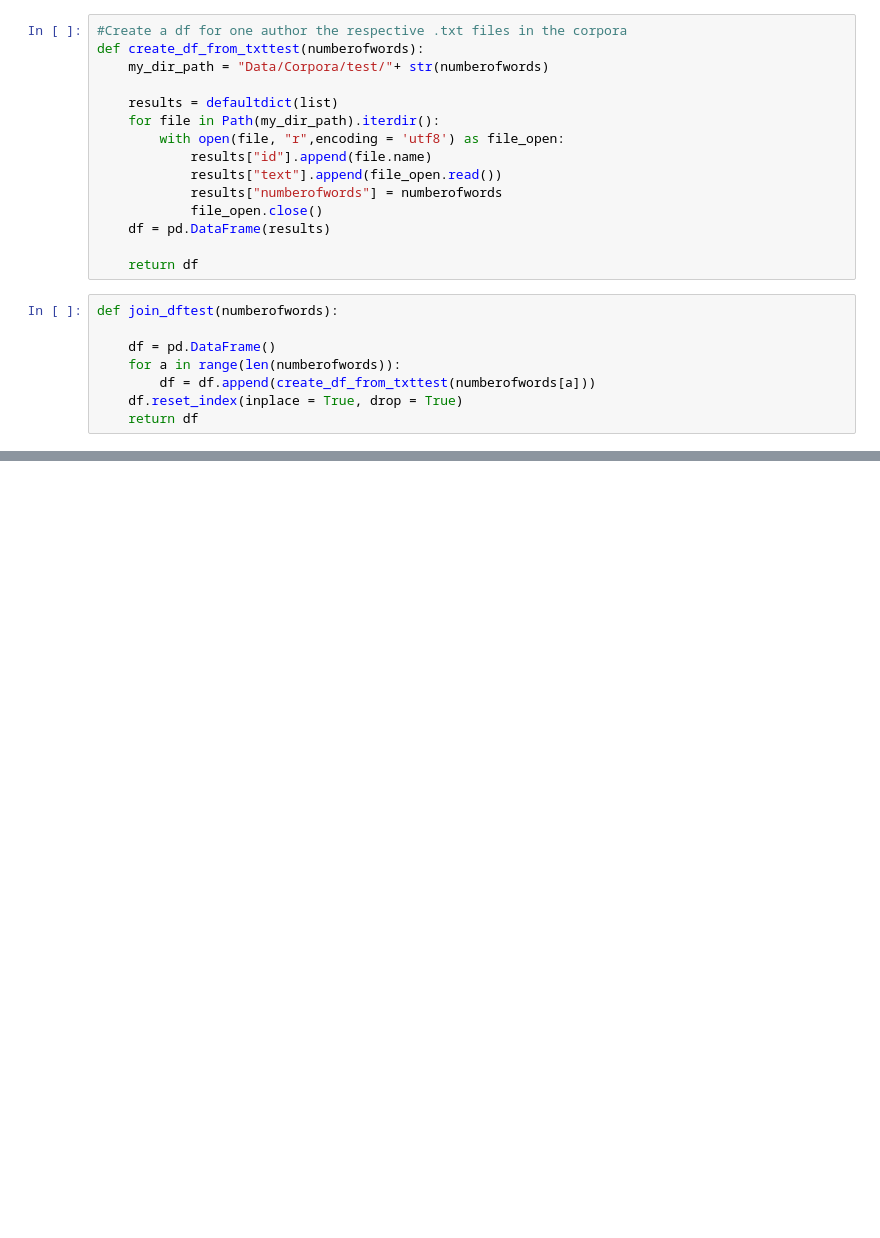
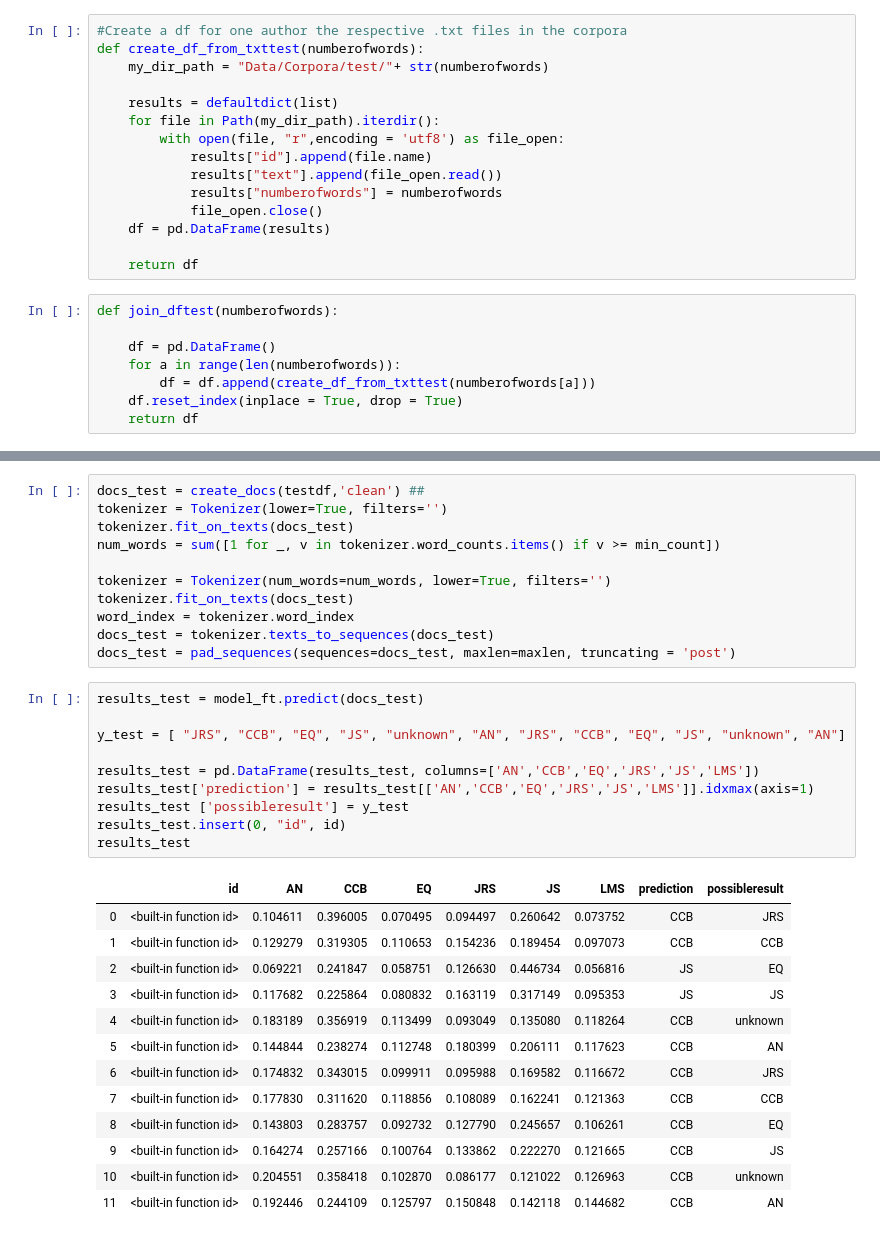
Before and after one commit to NOVAIMS-DataScienceMasters/TextMiningFinalProject, a Jupyter notebook: DataPreProcessingCBOW_FastText.ipynb, the cells around one changed output, grey strips where cells are left out. Drawn from its saved outputs; the diff is of its cells as text; blank space fills up the shorter version.

```diff
--- a/DataPreProcessingCBOW_FastText.ipynb
+++ b/DataPreProcessingCBOW_FastText.ipynb
@@ -989,0 +964,35 @@ NameError: name 'testdf_chunks' is not defined
+# %%
+docs_test = create_docs(testdf,'clean') ##
+tokenizer = Tokenizer(lower=True, filters='')
+tokenizer.fit_on_texts(docs_test)
+num_words = sum([1 for _, v in tokenizer.word_counts.items() if v >= min_count])
+
+tokenizer = Tokenizer(num_words=num_words, lower=True, filters='')
+tokenizer.fit_on_texts(docs_test)
+word_index = tokenizer.word_index
+docs_test = tokenizer.texts_to_sequences(docs_test)
+docs_test = pad_sequences(sequences=docs_test, maxlen=maxlen, truncating = 'post')
+# %%
+results_test = model_ft.predict(docs_test)
+
+y_test = [ "JRS", "CCB", "EQ", "JS", "unknown", "AN", "JRS", "CCB", "EQ", "JS", "unknown", "AN"]
+
+results_test = pd.DataFrame(results_test, columns=['AN','CCB','EQ','JRS','JS','LMS'])
+results_test['prediction'] = results_test[['AN','CCB','EQ','JRS','JS','LMS']].idxmax(axis=1)
+results_test ['possibleresult'] = y_test
+results_test.insert(0, "id", id)
+results_test
+# %% [output]
+|  | id | AN | CCB | EQ | JRS | JS | LMS | prediction | possibleresult |
+| 0 | <built-in function id> | 0.104611 | 0.396005 | 0.070495 | 0.094497 | 0.260642 | 0.073752 | CCB | JRS |
+| 1 | <built-in function id> | 0.129279 | 0.319305 | 0.110653 | 0.154236 | 0.189454 | 0.097073 | CCB | CCB |
+| 2 | <built-in function id> | 0.069221 | 0.241847 | 0.058751 | 0.126630 | 0.446734 | 0.056816 | JS | EQ |
+| 3 | <built-in function id> | 0.117682 | 0.225864 | 0.080832 | 0.163119 | 0.317149 | 0.095353 | JS | JS |
+| 4 | <built-in function id> | 0.183189 | 0.356919 | 0.113499 | 0.093049 | 0.135080 | 0.118264 | CCB | unknown |
+| 5 | <built-in function id> | 0.144844 | 0.238274 | 0.112748 | 0.180399 | 0.206111 | 0.117623 | CCB | AN |
+| 6 | <built-in function id> | 0.174832 | 0.343015 | 0.099911 | 0.095988 | 0.169582 | 0.116672 | CCB | JRS |
+| 7 | <built-in function id> | 0.177830 | 0.311620 | 0.118856 | 0.108089 | 0.162241 | 0.121363 | CCB | CCB |
+| 8 | <built-in function id> | 0.143803 | 0.283757 | 0.092732 | 0.127790 | 0.245657 | 0.106261 | CCB | EQ |
+| 9 | <built-in function id> | 0.164274 | 0.257166 | 0.100764 | 0.133862 | 0.222270 | 0.121665 | CCB | JS |
+| 10 | <built-in function id> | 0.204551 | 0.358418 | 0.102870 | 0.086177 | 0.121022 | 0.126963 | CCB | unknown |
+| 11 | <built-in function id> | 0.192446 | 0.244109 | 0.125797 | 0.150848 | 0.142118 | 0.144682 | CCB | AN |
```
Also changed, not shown: parts of 10 cells of this notebook, 1 other file.
